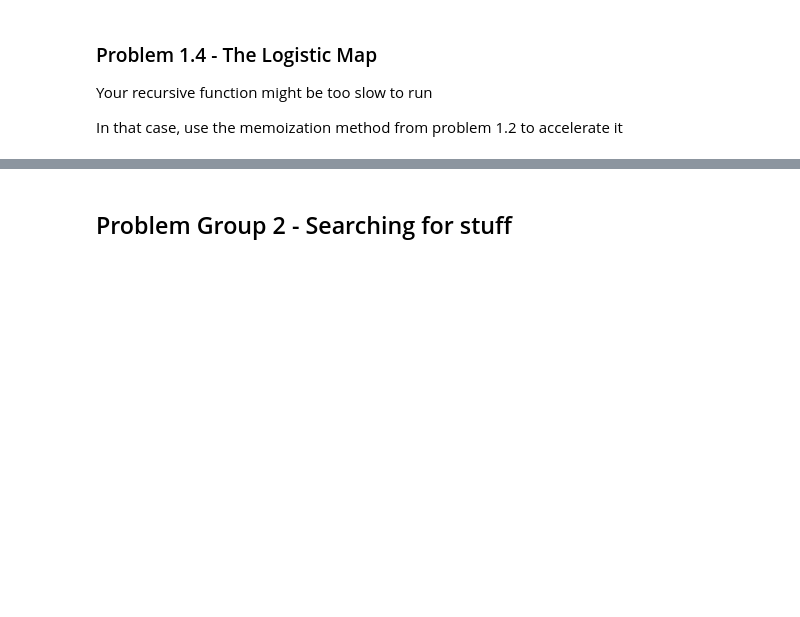
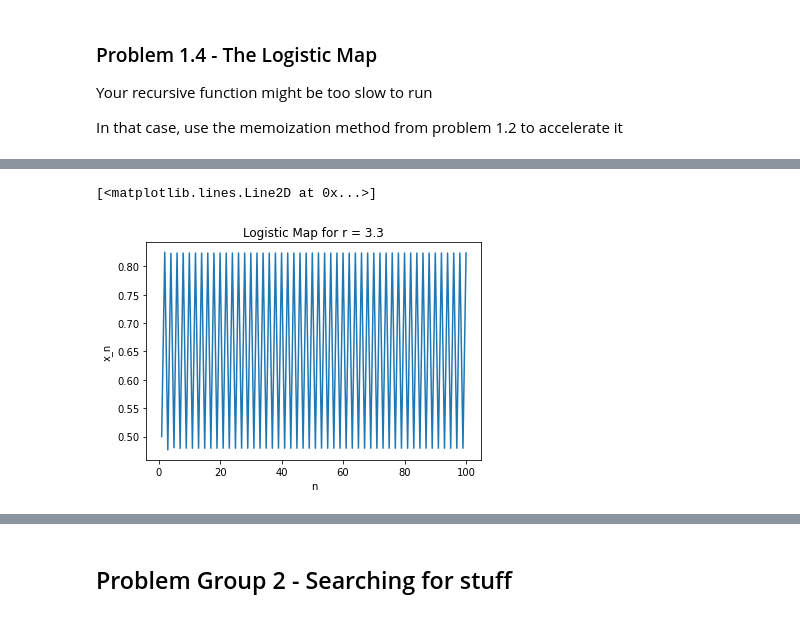
Before and after one commit to CzJLee/Physics-180N, a Jupyter notebook: Problem Set/python-problem-set-answer.ipynb, the cells around one changed output, grey strips where cells are left out. Drawn from its saved outputs; the diff is of its cells as text; code cells hidden in the pictures; blank space fills up the shorter version.

```diff
--- a/Problem Set/python-problem-set-answer.ipynb
+++ b/Problem Set/python-problem-set-answer.ipynb
@@ -81,0 +328,14 @@ In that case, use the memoization method from problem 1.2 to accelerate it
+# %%
+r = 3.3
+# With r between 3 and 1 + √6 ≈ 3.44949, from almost all initial conditions the population will approach permanent oscillations between two values. These two values are dependent on r.
+n_val = list(range(1,101))
+x_n_val = list(ps.logistic_gen(100, r, 0.5))
+
+plt.xlabel('n')
+plt.ylabel('x_n')
+plt.title('Logistic Map for r = 3.3')
+
+plt.plot(n_val, x_n_val)
+# %% [output]
+[<matplotlib.lines.Line2D at 0x...>]
+[figure, added]
```
Also changed, not shown: parts of 40 cells of this notebook, 1 other file.
